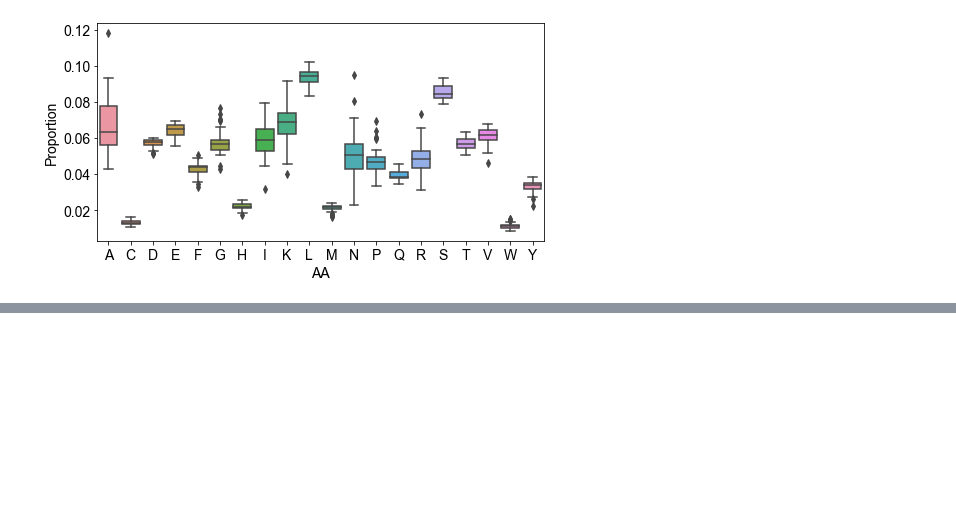
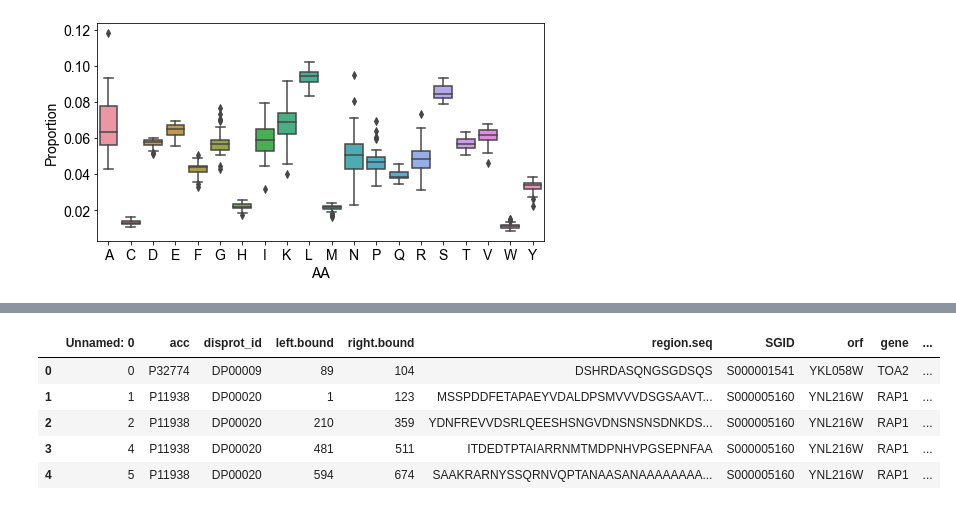
Before and after one commit to rosalindpan/hcrpaper, a Jupyter notebook: figures/FigureS4.ipynb, the cells around one changed output, grey strips where cells are left out. Saved outputs shown, nothing was run; the diff lists cells and outputs as text; code cells hidden in the pictures; blank space fills up the shorter version.

```diff
--- a/figures/FigureS4.ipynb
+++ b/figures/FigureS4.ipynb
@@ -196,0 +352,13 @@ plt.show()
+# %%
+newdisocols = diso_df.apply(get_row_length_props, args=(25,fdir,"-"), axis=1)
+newdisocols.columns = ['abs_coverage', 'rel_coverage', 'unfiltered_len_var', 'filtered_len_var']
+new_diso_df = diso_df.join(newdisocols)
+new_diso_df["label"] = "DisProt"
+new_diso_df.head()
+# %% [output]
+|  | Unnamed: 0 | acc | disprot_id | left.bound | right.bound | region.seq | SGID | orf | gene | ... |
+| 0 | 0 | P32774 | DP00009 | 89 | 104 | DSHRDASQNGSGDSQS | S000001541 | YKL058W | TOA2 | ... |
+| 1 | 1 | P11938 | DP00020 | 1 | 123 | MSSPDDFETAPAEYVDALDPSMVVVDSGSAAVT... | S000005160 | YNL216W | RAP1 | ... |
+| 2 | 2 | P11938 | DP00020 | 210 | 359 | YDNFREVVDSRLQEESHSNGVDNSNSNSDNKDS... | S000005160 | YNL216W | RAP1 | ... |
+| 3 | 4 | P11938 | DP00020 | 481 | 511 | ITDEDTPTAIARRNMTMDPNHVPGSEPNFAA | S000005160 | YNL216W | RAP1 | ... |
+| 4 | 5 | P11938 | DP00020 | 594 | 674 | SAAKRARNYSSQRNVQPTANAASANAAAAAAAA... | S000005160 | YNL216W | RAP1 | ... |
```
Also changed, not shown: parts of 11 cells of this notebook, 1 other file.
